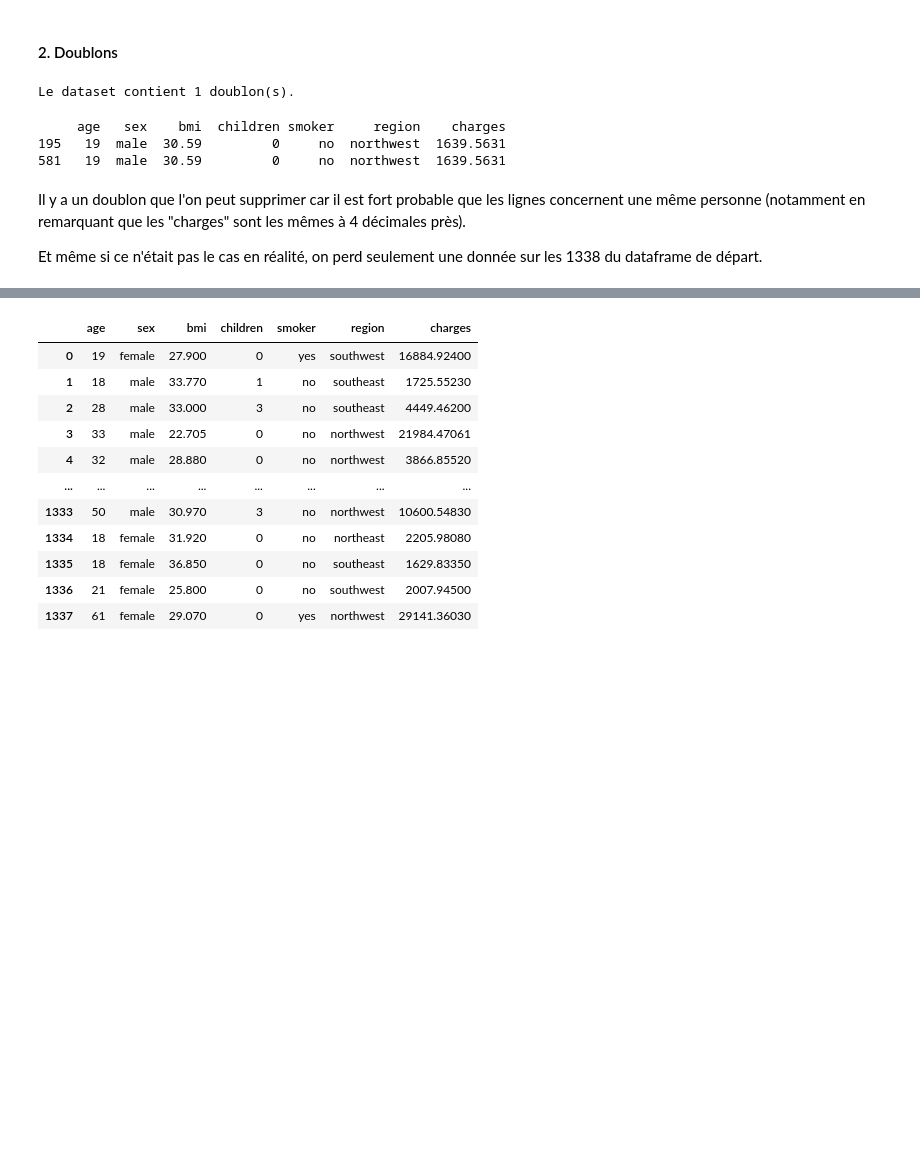
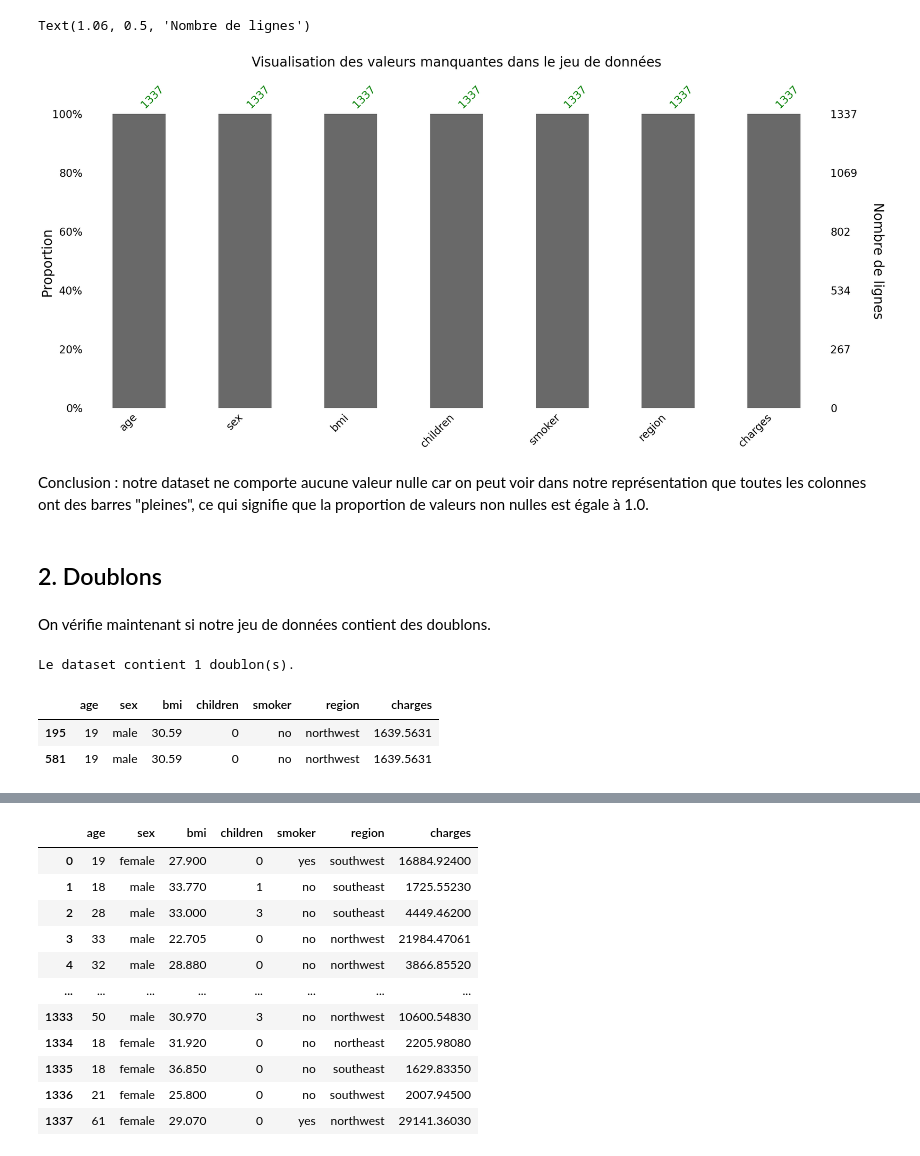
Before and after one commit to Abdellah-R/Projet-ML, a Jupyter notebook: nettoyage_données.ipynb, the cells around one changed output, grey strips where cells are left out. Drawn from its saved outputs; the diff is of its cells as text; code cells hidden in the pictures; blank space fills up the shorter version.

```diff
--- a/nettoyage_données.ipynb
+++ b/nettoyage_données.ipynb
@@ -32,22 +54,38 @@ msno.matrix(dataset)
+# %%
+# Visualisation des valeurs manquantes avec "msno.bar"
+msno.bar(dataset, fontsize=20)
+
+# Ajout d'un titre
+plt.title('Visualisation des valeurs manquantes dans le jeu de données', fontsize=25, y=1.15)
+
+# Personnalisation
+plt.xticks(color="green", fontsize=20)
+plt.yticks([0, 0.2, 0.4, 0.6, 0.8, 1.0], ['0%', '20%', '40%', '60%', '80%', '100%'])
+
+# Ajout de labels aux axes de la représentation
+plt.text(-0.06, 0.5, 'Proportion ', fontsize=25, verticalalignment='center', rotation='vertical', transform=plt.gca().transAxes)
+plt.text(1.06, 0.5, 'Nombre de lignes', fontsize=25, verticalalignment='center', rotation=270, transform=plt.gca().transAxes)
+# %% [output]
+Text(1.06, 0.5, 'Nombre de lignes')
+[figure, added]
+# %% [markdown]
+Conclusion : notre dataset ne comporte aucune valeur nulle car on peut voir dans notre représentation que toutes les colonnes ont des barres "pleines", ce qui signifie que la proportion de valeurs non nulles est égale à 1.0.
 # %% [markdown]
-<h4>2. Doublons
+## 2. Doublons
-# %%
-# on vérifie si le dataset contient des doublons
-
-x = dataset.duplicated().sum()
-print(f"Le dataset contient {x} doublon(s).")
-# %% [output]
-Le dataset contient 1 doublon(s).
-# %%
-# on considère comme doublons toutes les lignes qui sont exactement identiques
-duplicates = dataset[dataset.duplicated(keep=False)]
-
-# on affiche les doublons
-print(duplicates)
-# %% [output]
-     age   sex    bmi  children smoker     region    charges
-195   19  male  30.59         0     no  northwest  1639.5631
-581   19  male  30.59         0     no  northwest  1639.5631
-# %% [markdown]
-Il y a un doublon que l'on peut supprimer car il est fort probable que les lignes concernent une même personne (notamment en remarquant que les "charges" sont les mêmes à 4 décimales près).
-<p>Et même si ce n'était pas le cas en réalité, on perd seulement une donnée sur les 1338 du dataframe de départ.
+# %% [markdown]
+On vérifie maintenant si notre jeu de données contient des doublons.
+# %%
+# La méthode "duplicated" renvoie un masque booléen indiquant pour ligne si elle est un doublon d'une ligne précédente, puis on additionne les valeurs du masque booléen pour chaque colonne
+x = dataset.duplicated().sum()
+
+print(f"Le dataset contient {x} doublon(s).")
+# %% [output]
+Le dataset contient 1 doublon(s).
+# %%
+# On sélectionne tous les doublons d'une même ligne
+duplicates = dataset[dataset.duplicated(keep=False)]
+duplicates
+# %% [output]
+|  | age | sex | bmi | children | smoker | region | charges |
+| 195 | 19 | male | 30.59 | 0 | no | northwest | 1639.5631 |
+| 581 | 19 | male | 30.59 | 0 | no | northwest | 1639.5631 |
```
Also changed, not shown: parts of 20 cells of this notebook, 7 other files.
